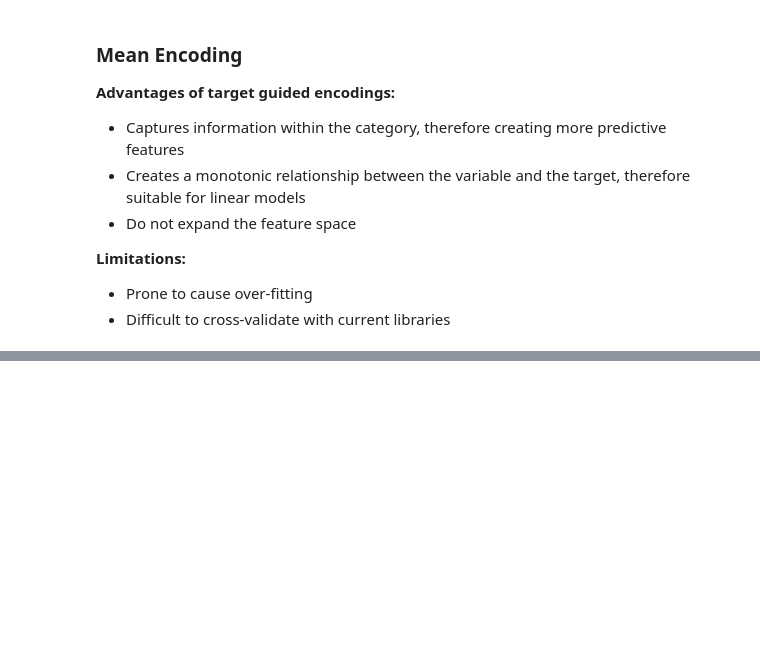
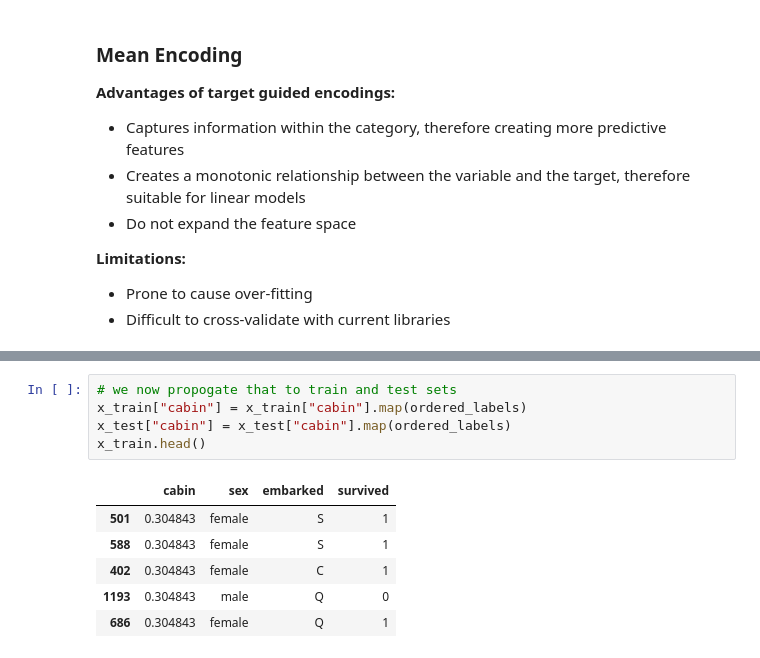
Before and after one commit to KarthikKothareddy/FeatureEngineering, a Jupyter notebook: categorical_variable_encoding.ipynb, the cells around one changed output, grey strips where cells are left out. Cells and saved outputs as stored; diff of their text form; blank space fills up the shorter version.

```diff
--- a/categorical_variable_encoding.ipynb
+++ b/categorical_variable_encoding.ipynb
@@ -1138,0 +1166,12 @@ array(['B5', 'C22', 'E12', 'D7', 'A36', 'C101', nan, 'C62', 'B35', 'A23',
+# %%
+# we now propogate that to train and test sets
+x_train["cabin"] = x_train["cabin"].map(ordered_labels)
+x_test["cabin"] = x_test["cabin"].map(ordered_labels)
+x_train.head()
+# %% [output]
+|  | cabin | sex | embarked | survived |
+| 501 | 0.304843 | female | S | 1 |
+| 588 | 0.304843 | female | S | 1 |
+| 402 | 0.304843 | female | C | 1 |
+| 1193 | 0.304843 | male | Q | 0 |
+| 686 | 0.304843 | female | Q | 1 |
```
Also changed, not shown: parts of 11 cells of this notebook.
